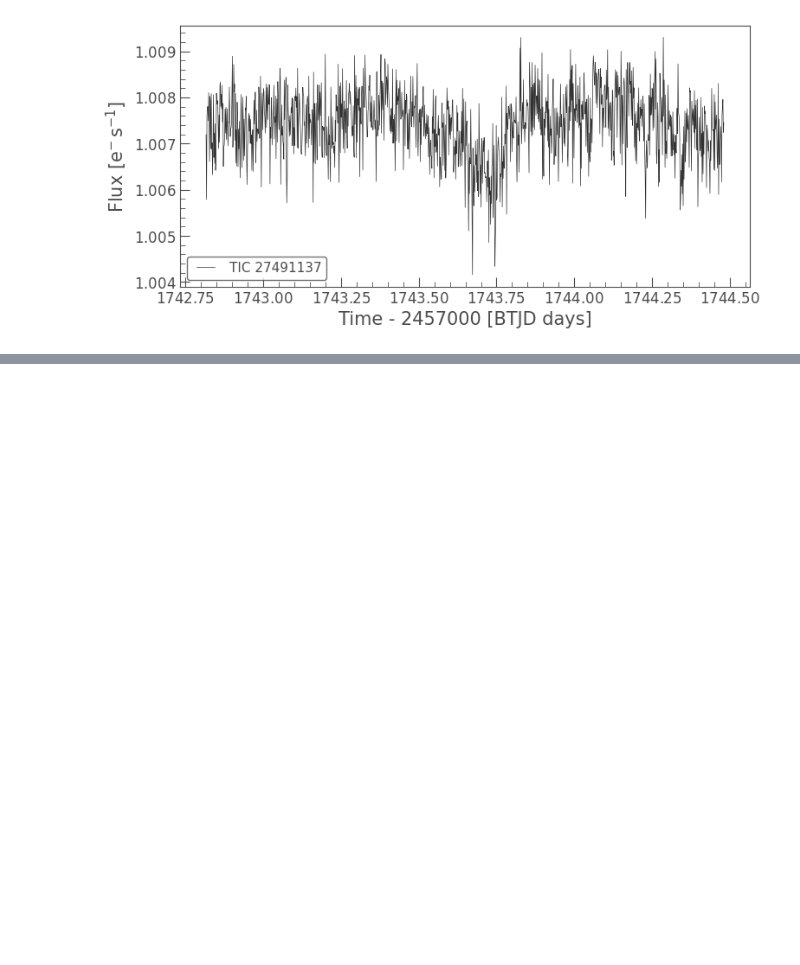
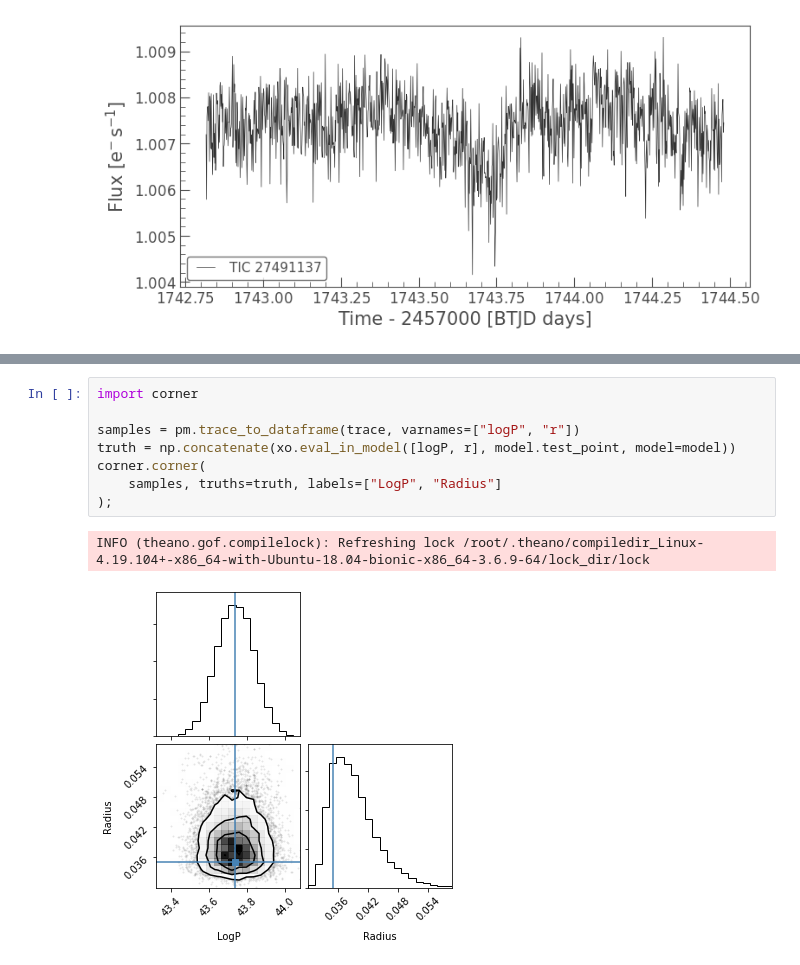
Before and after one commit to hughesymendes/TIC-27491137, a Jupyter notebook: dip1_sample.ipynb, the cells around one changed output, grey strips where cells are left out. Saved outputs shown, nothing was run; the diff lists cells and outputs as text; blank space fills up the shorter version.

```diff
--- a/dip1_sample.ipynb
+++ b/dip1_sample.ipynb
@@ -236,0 +240,11 @@ The number of effective samples is smaller than 25% for some parameters.
+# %%
+import corner
+
+samples = pm.trace_to_dataframe(trace, varnames=["logP", "r"])
+truth = np.concatenate(xo.eval_in_model([logP, r], model.test_point, model=model))
+corner.corner(
+    samples, truths=truth, labels=["LogP", "Radius"]
+);
+# %% [output]
+INFO (theano.gof.compilelock): Refreshing lock /root/.theano/compiledir_Linux-4.19.104+-x86_64-with-Ubuntu-18.04-bionic-x86_64-3.6.9-64/lock_dir/lock
+[figure, added]
```
Also changed, not shown: parts of 4 cells of this notebook.
